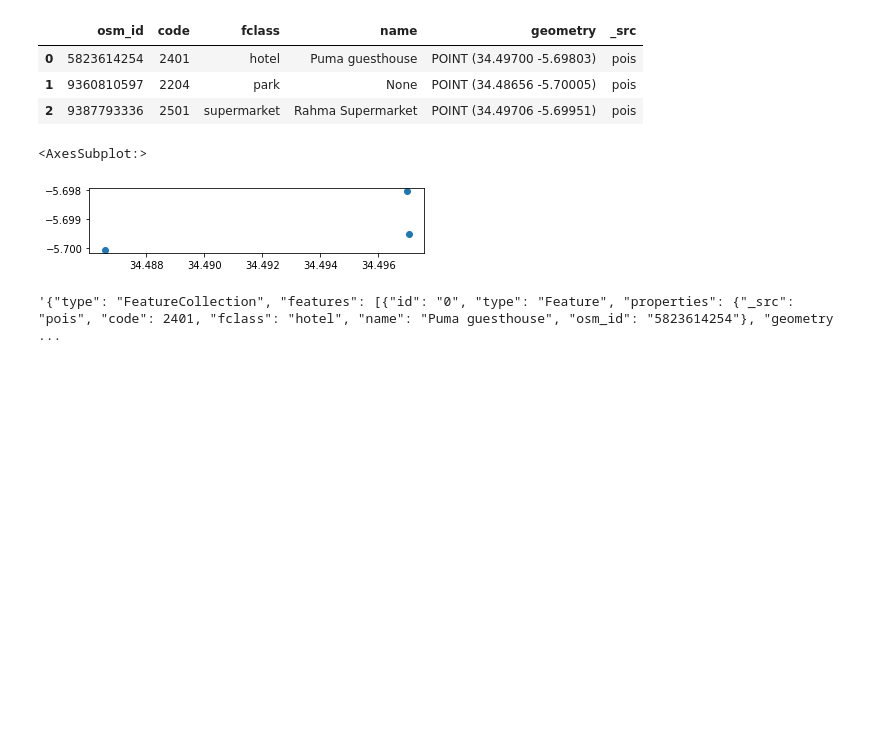
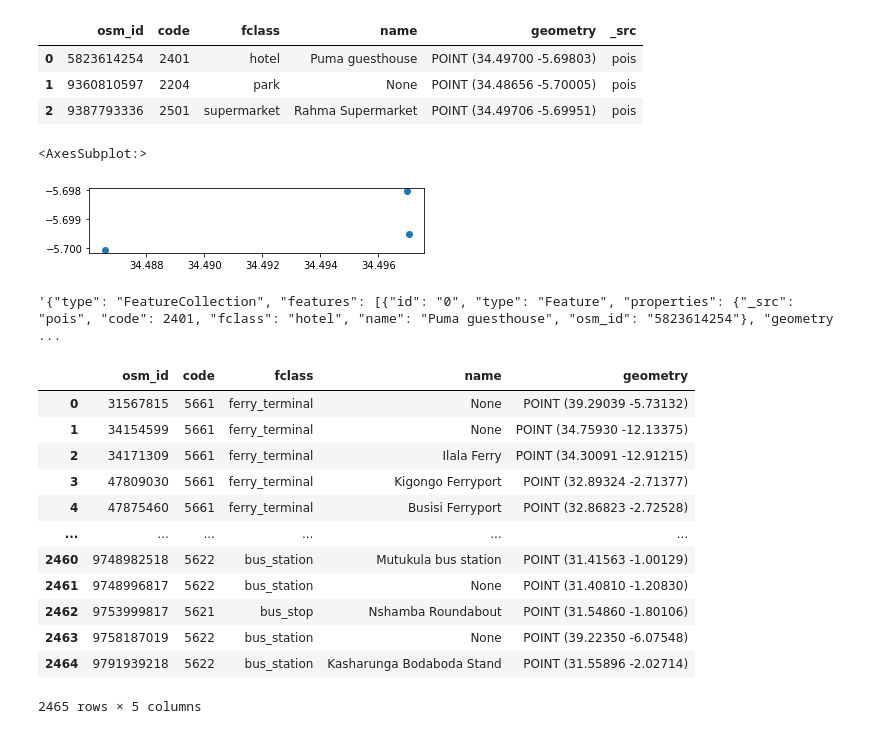
Before and after one commit to MARS-Group-HAW/esida-db, a Jupyter notebook: notebooks/Geofabrik.ipynb, the cells around one changed output. Cells and saved outputs as stored; diff of their text form; code cells hidden in the pictures; blank space fills up the shorter version.

```diff
--- a/notebooks/Geofabrik.ipynb
+++ b/notebooks/Geofabrik.ipynb
@@ -86,0 +89,16 @@ aoi_gdf.to_json()
+# %%
+transport_gdf
+# %% [output]
+|  | osm_id | code | fclass | name | geometry |
+| 0 | 31567815 | 5661 | ferry_terminal | None | POINT (39.29039 -5.73132) |
+| 1 | 34154599 | 5661 | ferry_terminal | None | POINT (34.75930 -12.13375) |
+| 2 | 34171309 | 5661 | ferry_terminal | Ilala Ferry | POINT (34.30091 -12.91215) |
+| 3 | 47809030 | 5661 | ferry_terminal | Kigongo Ferryport | POINT (32.89324 -2.71377) |
+| 4 | 47875460 | 5661 | ferry_terminal | Busisi Ferryport | POINT (32.86823 -2.72528) |
+| ... | ... | ... | ... | ... | ... |
+| 2460 | 9748982518 | 5622 | bus_station | Mutukula bus station | POINT (31.41563 -1.00129) |
+| 2461 | 9748996817 | 5622 | bus_station | None | POINT (31.40810 -1.20830) |
+| 2462 | 9753999817 | 5621 | bus_stop | Nshamba Roundabout | POINT (31.54860 -1.80106) |
+| 2463 | 9758187019 | 5622 | bus_station | None | POINT (39.22350 -6.07548) |
+| 2464 | 9791939218 | 5622 | bus_station | Kasharunga Bodaboda Stand | POINT (31.55896 -2.02714) |
+2465 rows × 5 columns
```
Also changed, not shown: parts of 7 cells of this notebook, 1 other file.
